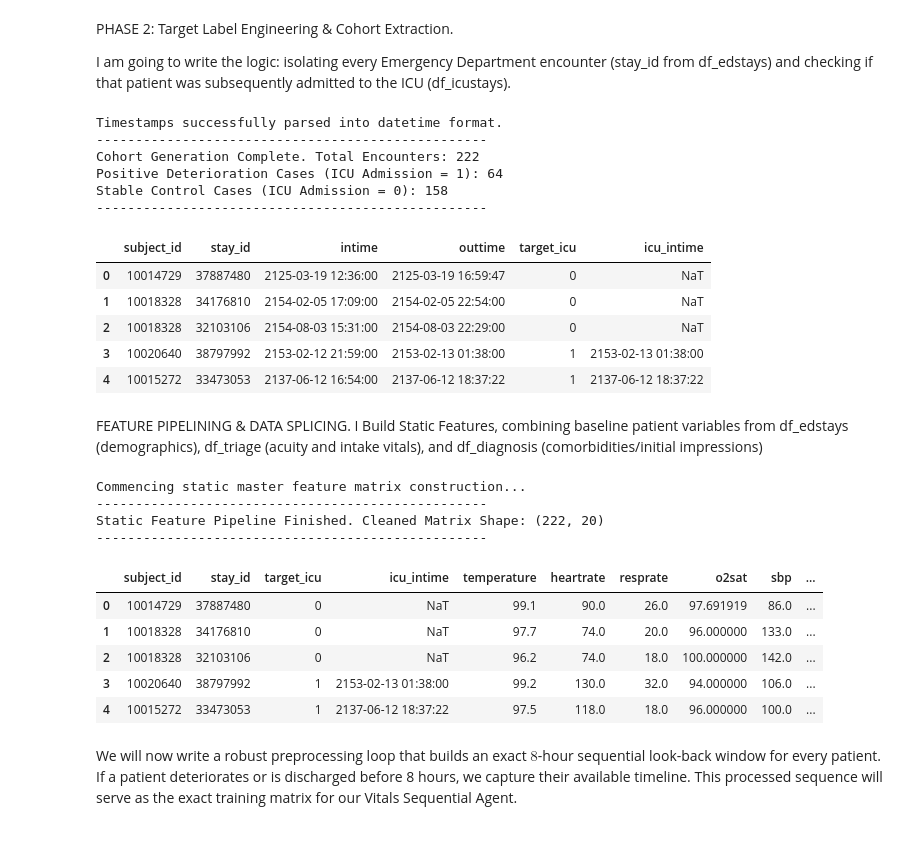
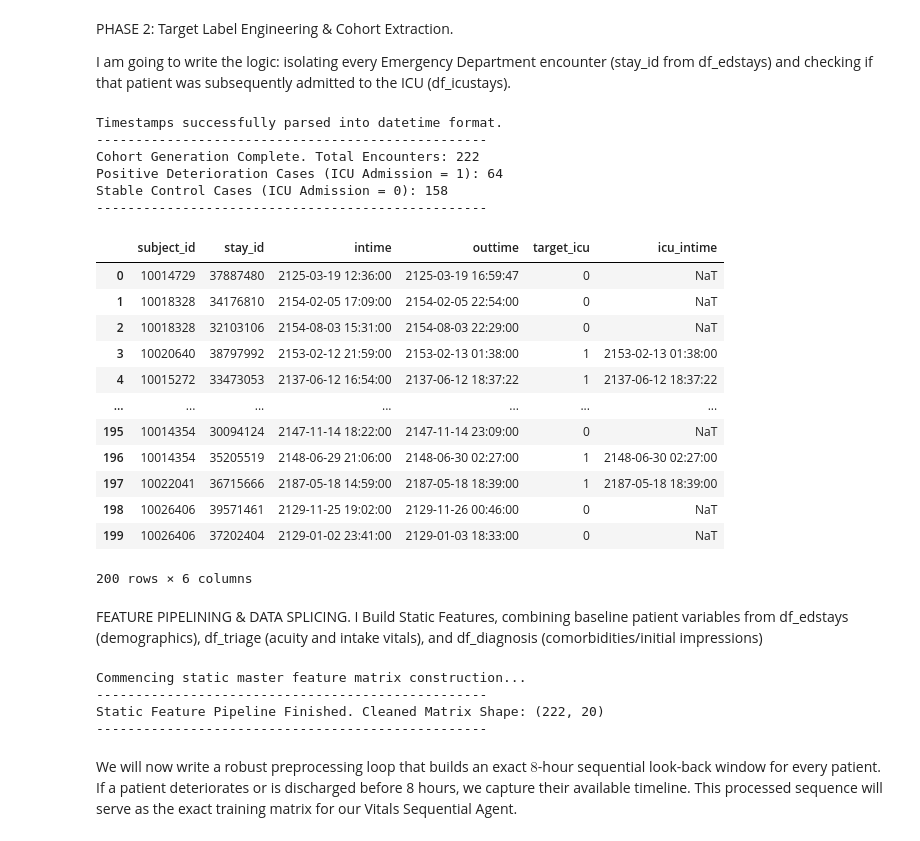
Before and after one commit to florabanfro/Modular-Multi-Agent-Neural-Architecture-for-Early-Patient-Deterioration-Prediction, a Jupyter notebook: Notebooks/DataPreprocessing.ipynb, the cells around one changed output. Saved outputs shown, nothing was run; the diff lists cells and outputs as text; code cells hidden in the pictures.

```diff
--- a/Notebooks/DataPreprocessing.ipynb
+++ b/Notebooks/DataPreprocessing.ipynb
@@ -86,7 +86,20 @@ I am going to write the logic: isolating every Emergency Department encounter (s
 # PHASE 2: TARGET LABEL ENGINEERING & COHORT EXTRACTION
 # ==============================================================================
 
-# Step 2.1: Convert all clinical timestamp columns to pandas datetime objects.
+"""
+Here we will engineer the ground-truth target
+ labels for our early patient deterioration
+prediction task by cross-referencing the ED
+cohort with the ICU cohort. The goal is to create
+ a binary label for each ED encounter indicating
+ whether the patient was subsequently admitted to
+ the ICU within a clinically relevant time window
+ (e.g., 24 hours post-ED discharge).
+ This will serve as our target variable for supervised learning.
+"""
+
+
+# Step 2.1:  I Convert all clinical timestamp columns to pandas datetime objects.
 # This prevents string comparison errors and enables exact mathematical time math.
 df_edstays['intime'] = pd.to_datetime(df_edstays['intime'])
 df_edstays['outtime'] = pd.to_datetime(df_edstays['outtime'])
@@ -96,7 +109,7 @@ df_icustays['outtime'] = pd.to_datetime(df_icustays['outtime'])
 print("Timestamps successfully parsed into datetime format.")
 
 # Step 2.2: Build the ground-truth binary target outcome array.
-# We map through our ED cohort and search for a corresponding ICU validation match.
+# We map through our ED cohort and search for a corresponding ICU validation match. if a match is found, we label the encounter as a positive deterioration case (1), otherwise as a stable control case (0).
 target_labels = []
 icu_intimes = []
 
@@ -108,7 +121,7 @@ for idx, ed_row in df_edstays.iterrows():
     patient_icu_trips = df_icustays[df_icustays['subject_id'] == p_id]
 
     is_icu_admission = 0
-    matched_icu_time = pd.NaT
+    matched_icu_time = pd.NaT # this is a placeholder for cases where no ICU admission is found
 
     if not patient_icu_trips.empty:
         # Check if any ICU admission happened AFTER or at the exact time of ED arrival
@@ -123,34 +136,41 @@ for idx, ed_row in df_edstays.iterrows():
                 break # Label confirmed for this encounter; exit loop
 
     target_labels.append(is_icu_admission)
     icu_intimes.append(matched_icu_time)
 
 # Step 2.3: Consolidate the extracted metrics into a clean master cohort DataFrame
 df_cohort = df_edstays[['subject_id', 'stay_id', 'intime', 'outtime']].copy()
 df_cohort['target_icu'] = target_labels
 df_cohort['icu_intime'] = icu_intimes
 
 print("-" * 50)
 print(f"Cohort Generation Complete. Total Encounters: {len(df_cohort)}")
 print(f"Positive Deterioration Cases (ICU Admission = 1): {df_cohort['target_icu'].sum()}")
 print(f"Stable Control Cases (ICU Admission = 0): {len(df_cohort) - df_cohort['target_icu'].sum()}")
 print("-" * 50)
 
 # Display a preview of your structured cohort framework
-df_cohort.head()
+df_cohort.head(200)
 # %% [output]
 Timestamps successfully parsed into datetime format.
 --------------------------------------------------
 Cohort Generation Complete. Total Encounters: 222
 Positive Deterioration Cases (ICU Admission = 1): 64
 Stable Control Cases (ICU Admission = 0): 158
 --------------------------------------------------
 |  | subject_id | stay_id | intime | outtime | target_icu | icu_intime |
 | 0 | 10014729 | 37887480 | 2125-03-19 12:36:00 | 2125-03-19 16:59:47 | 0 | NaT |
 | 1 | 10018328 | 34176810 | 2154-02-05 17:09:00 | 2154-02-05 22:54:00 | 0 | NaT |
 | 2 | 10018328 | 32103106 | 2154-08-03 15:31:00 | 2154-08-03 22:29:00 | 0 | NaT |
 | 3 | 10020640 | 38797992 | 2153-02-12 21:59:00 | 2153-02-13 01:38:00 | 1 | 2153-02-13 01:38:00 |
 | 4 | 10015272 | 33473053 | 2137-06-12 16:54:00 | 2137-06-12 18:37:22 | 1 | 2137-06-12 18:37:22 |
+| ... | ... | ... | ... | ... | ... | ... |
+| 195 | 10014354 | 30094124 | 2147-11-14 18:22:00 | 2147-11-14 23:09:00 | 0 | NaT |
+| 196 | 10014354 | 35205519 | 2148-06-29 21:06:00 | 2148-06-30 02:27:00 | 1 | 2148-06-30 02:27:00 |
+| 197 | 10022041 | 36715666 | 2187-05-18 14:59:00 | 2187-05-18 18:39:00 | 1 | 2187-05-18 18:39:00 |
+| 198 | 10026406 | 39571461 | 2129-11-25 19:02:00 | 2129-11-26 00:46:00 | 0 | NaT |
+| 199 | 10026406 | 37202404 | 2129-01-02 23:41:00 | 2129-01-03 18:33:00 | 0 | NaT |
+200 rows × 6 columns
 # %% [markdown]
 FEATURE PIPELINING & DATA SPLICING.
 I Build Static Features, combining baseline patient variables from df_edstays (demographics), df_triage (acuity and intake vitals), and df_diagnosis (comorbidities/initial impressions)
@@ -185,7 +205,7 @@ def simplify_race(race_string):
         return 'OTHER_UNKNOWN'
 
 df_static['race_cleaned'] = df_static['race'].apply(simplify_race)
-df_static.drop(columns=['race'], inplace=True)
+df_static.drop(columns=['race'], inplace=True) # we delet the previous race column to avoid redundancy
 
 # 4. Extract and merge baseline structural triage clinical signals
 # Converting 'pain' values to numerical scores, setting unexpected codes (like 'UA') to a baseline 0
@@ -202,9 +222,9 @@ df_static = pd.merge(df_static, df_triage_features, on='stay_id', how='left')
 # We flag 1 if the patient has any record containing 'SEPTIC' or 'SHOCK' in their initial evaluation
 sepsis_shock_stays = df_diagnosis[
     df_diagnosis['icd_title'].str.contains('SEPTIC|SHOCK|SEPSIS', case=False, na=False)
-]['stay_id'].unique()
+]['stay_id'].unique() # this will give us a unique list of stay_ids that have sepsis or shock diagnoses
 
-df_static['flag_sepsis_shock_hx'] = df_static['stay_id'].isin(sepsis_shock_stays).astype(int)
+df_static['flag_sepsis_shock_hx'] = df_static['stay_id'].isin(sepsis_shock_stays).astype(int) # This creates a binary indicator for sepsis/shock history
 
 # 6. Apply standard mean-imputation for any missing baseline intake triage scores
 numerical_static_cols = ['temperature', 'heartrate', 'resprate', 'o2sat', 'sbp', 'dbp', 'acuity']
@@ -222,17 +242,12 @@ print("-" * 50)
 
 # Display a preview of the structured vector ready for your Static Agent MLP
 df_static.head()
+X_static = df_static.drop(columns=['subject_id', 'stay_id', 'target_icu', 'icu_intime']).values
 # %% [output]
 Commencing static master feature matrix construction...
 --------------------------------------------------
 Static Feature Pipeline Finished. Cleaned Matrix Shape: (222, 20)
 --------------------------------------------------
-|  | subject_id | stay_id | target_icu | icu_intime | temperature | heartrate | resprate | o2sat | sbp | ... |
-| 0 | 10014729 | 37887480 | 0 | NaT | 99.1 | 90.0 | 26.0 | 97.691919 | 86.0 | ... |
-| 1 | 10018328 | 34176810 | 0 | NaT | 97.7 | 74.0 | 20.0 | 96.000000 | 133.0 | ... |
-| 2 | 10018328 | 32103106 | 0 | NaT | 96.2 | 74.0 | 18.0 | 100.000000 | 142.0 | ... |
-| 3 | 10020640 | 38797992 | 1 | 2153-02-13 01:38:00 | 99.2 | 130.0 | 32.0 | 94.000000 | 106.0 | ... |
-| 4 | 10015272 | 33473053 | 1 | 2137-06-12 18:37:22 | 97.5 | 118.0 | 18.0 | 96.000000 | 100.0 | ... |
 # %% [markdown]
 We will now write a robust preprocessing loop that builds an exact $8$-hour sequential look-back window for every patient. If a patient deteriorates or is discharged before 8 hours, we capture their available timeline. This processed sequence will serve as the exact training matrix for our Vitals Sequential Agent.
 # %%
```
Also changed, not shown: parts of 18 cells of this notebook, 9 other files.
